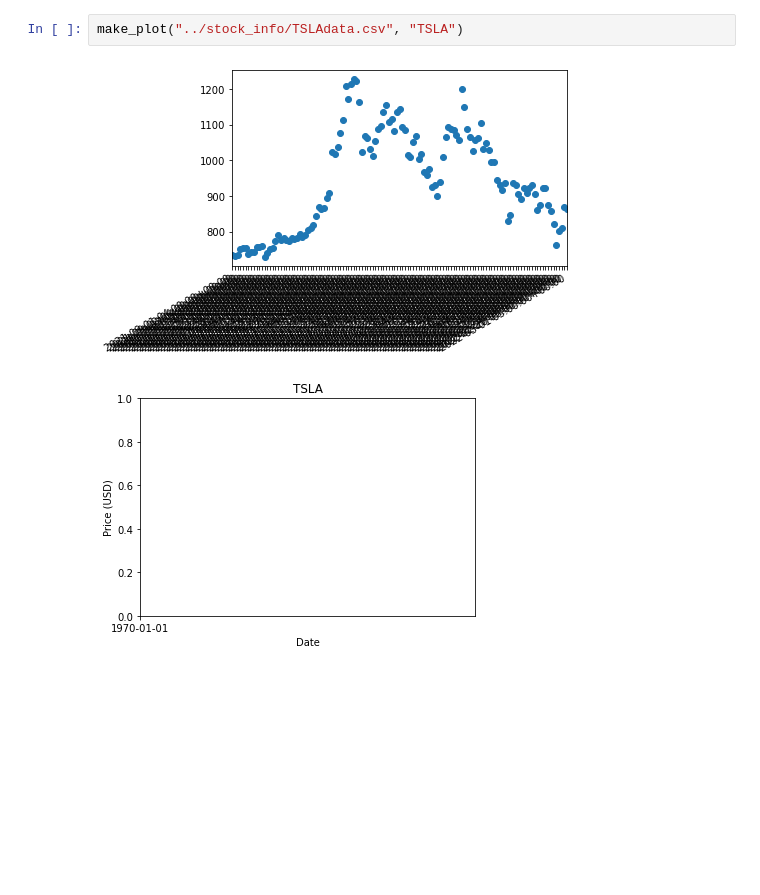
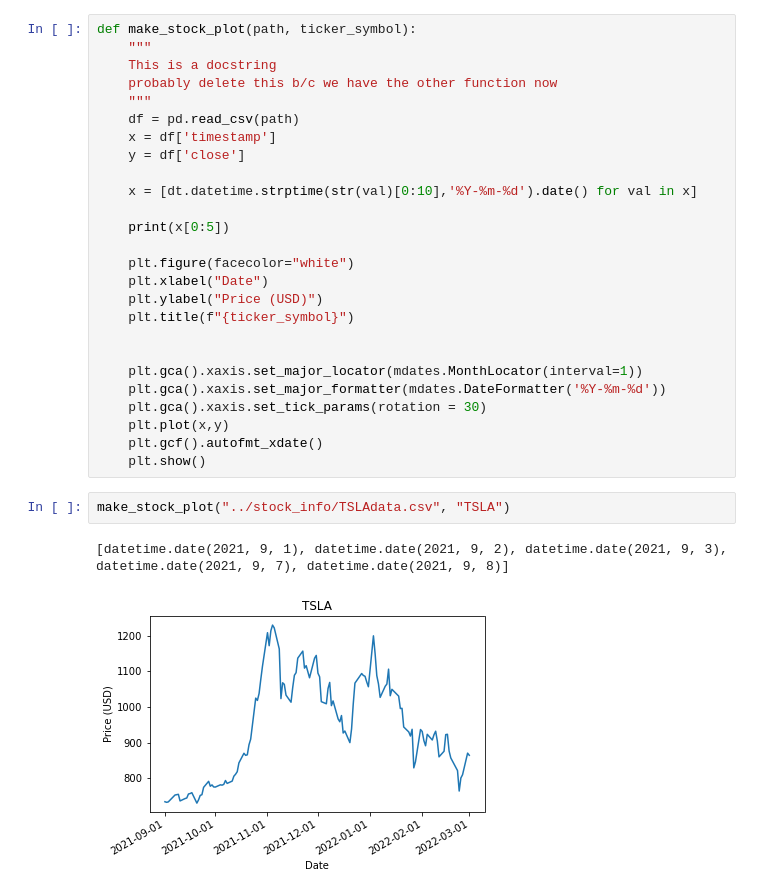
Before and after one commit to olincollege/reddit-stock-market-analysis, a Jupyter notebook: graphing/graph_stock_info.ipynb, the cells around one changed output. Cells and saved outputs as stored; diff of their text form; blank space fills up the shorter version.

Commit message:
Created color graph stock ticker function.

```diff
--- a/graphing/graph_stock_info.ipynb
+++ b/graphing/graph_stock_info.ipynb
@@ -67,5 +10,31 @@ def make_plot(path, ticker_symbol):
+# %%
+def make_stock_plot(path, ticker_symbol):
+    """
+    This is a docstring
+    probably delete this b/c we have the other function now
+    """
+    df = pd.read_csv(path)
+    x = df['timestamp']
+    y = df['close']
+
+    x = [dt.datetime.strptime(str(val)[0:10],'%Y-%m-%d').date() for val in x]
+
+    print(x[0:5])
+
+    plt.figure(facecolor="white")
+    plt.xlabel("Date")
+    plt.ylabel("Price (USD)")
+    plt.title(f"{ticker_symbol}")
+
+
+    plt.gca().xaxis.set_major_locator(mdates.MonthLocator(interval=1))
+    plt.gca().xaxis.set_major_formatter(mdates.DateFormatter('%Y-%m-%d'))
+    plt.gca().xaxis.set_tick_params(rotation = 30)
+    plt.plot(x,y)
+    plt.gcf().autofmt_xdate()
+    plt.show()
 # %%
-make_plot("../stock_info/TSLAdata.csv", "TSLA")
+make_stock_plot("../stock_info/TSLAdata.csv", "TSLA")
 # %% [output]
+[datetime.date(2021, 9, 1), datetime.date(2021, 9, 2), datetime.date(2021, 9, 3), datetime.date(2021, 9, 7), datetime.date(2021, 9, 8)]
-[figure, old version]
+[figure, new version]
-[figure, removed]
```
Also changed, not shown: parts of 5 cells of this notebook.
